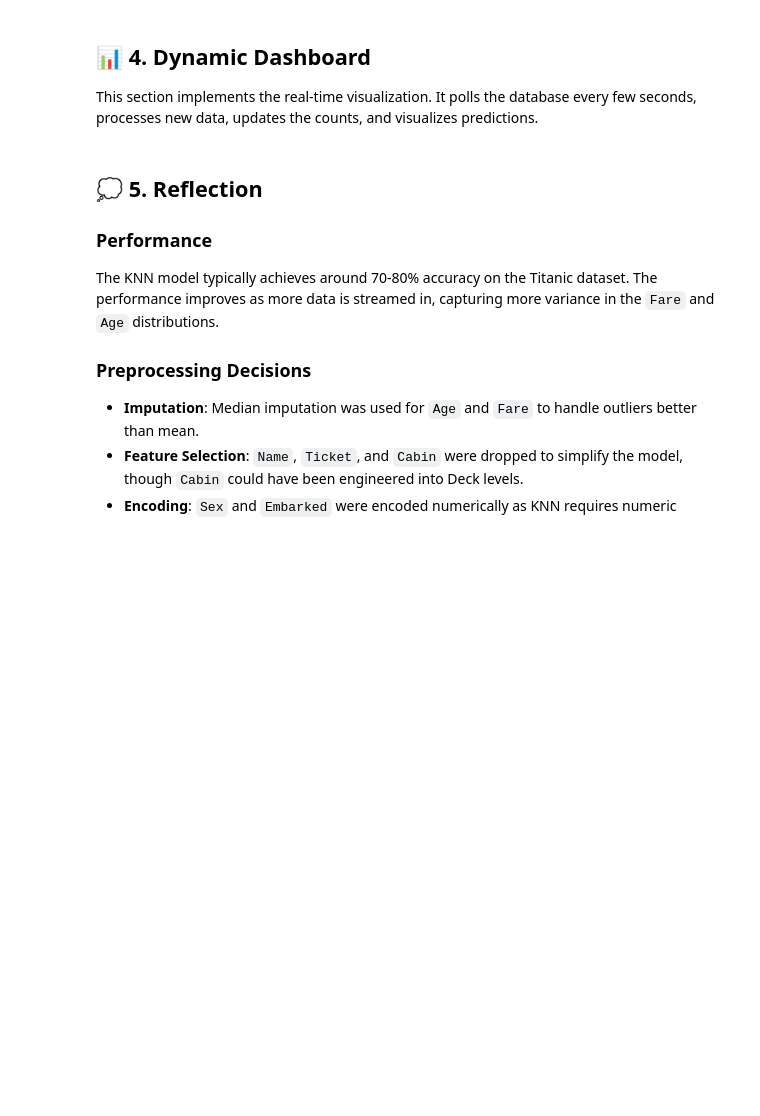
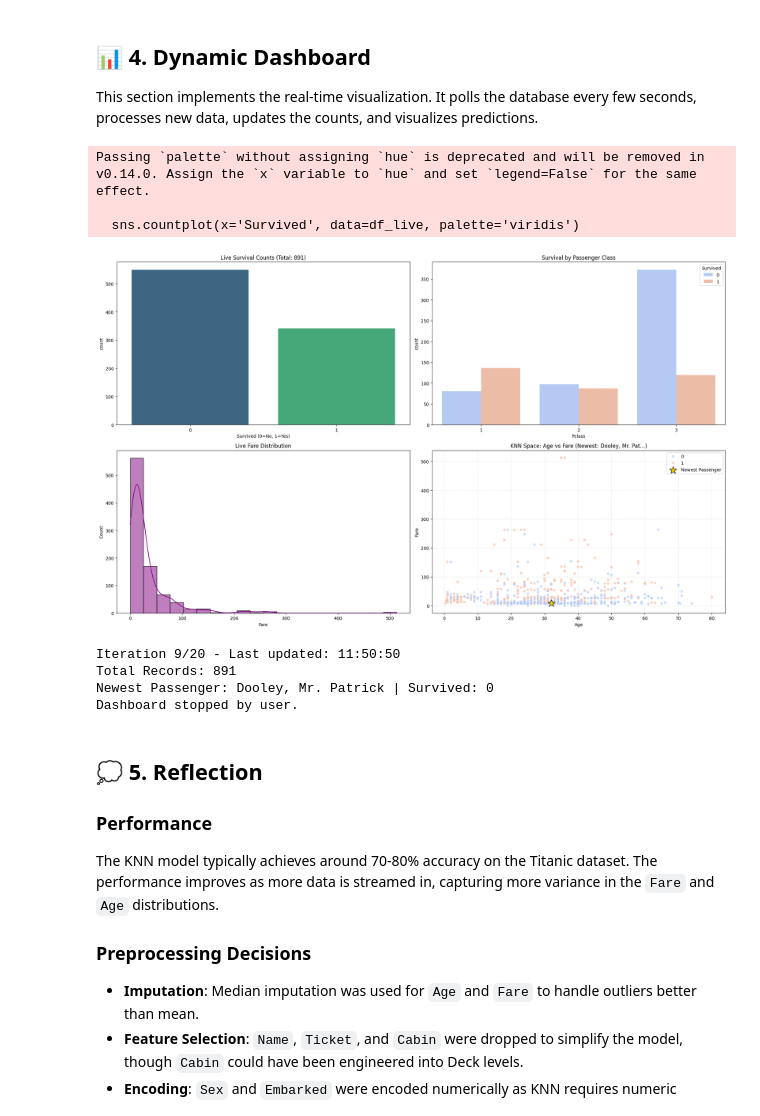
Before and after one commit to alicih4n/KNearestNeighbors_Workshop, a Jupyter notebook: KNN_Workshop_Solution.ipynb, the cells around one changed output. Cells and saved outputs as stored; diff of their text form; code cells hidden in the pictures; blank space fills up the shorter version.

Commit message:
Final submission including visual improvements, graphs, and PDF report.

```diff
--- a/KNN_Workshop_Solution.ipynb
+++ b/KNN_Workshop_Solution.ipynb
@@ -177,37 +198,61 @@ try:
         # 3. Retrain/Update Model (Optional, or just predict)
         # For this workshop, we'll retrain on all available data to show 'learning'
         knn.fit(X_live_processed, y_live)
 
         # 4. Visualization
         clear_output(wait=True)
-        plt.figure(figsize=(15, 5))
+        plt.figure(figsize=(20, 12)) # Larger figure for 4 plots
 
         # Plot 1: Survival Count
-        plt.subplot(1, 3, 1)
+        plt.subplot(2, 2, 1)
         sns.countplot(x='Survived', data=df_live, palette='viridis')
         plt.title(f'Live Survival Counts (Total: {len(df_live)})')
         plt.xlabel('Survived (0=No, 1=Yes)')
 
         # Plot 2: Class Distribution
-        plt.subplot(1, 3, 2)
+        plt.subplot(2, 2, 2)
         sns.countplot(x='Pclass', hue='Survived', data=df_live, palette='coolwarm')
         plt.title('Survival by Passenger Class')
 
         # Plot 3: Fare Distribution
-        plt.subplot(1, 3, 3)
+        plt.subplot(2, 2, 3)
         sns.histplot(df_live['Fare'], bins=20, kde=True, color='purple')
         plt.title('Live Fare Distribution')
+
+        # Plot 4: KNN Visualization (Age vs Fare) - The "Professor's Graph" Style
+        plt.subplot(2, 2, 4)
+        sns.scatterplot(x='Age', y='Fare', hue='Survived', data=df_live, palette='coolwarm', alpha=0.6)
+
+        # Highlight the most recent passenger (The "New Data Point")
+        latest_passenger = df_live.iloc[-1]
+        plt.scatter(latest_passenger['Age'], latest_passenger['Fare'],
+                   color='gold', s=300, marker='*', edgecolors='black',
+                   label='Newest Passenger')
+
+        plt.title(f"KNN Space: Age vs Fare (Newest: {latest_passenger['Name'][:15]}...)")
+        plt.legend()
+        plt.grid(True, linestyle='--', alpha=0.3)
 
         plt.tight_layout()
         plt.show()
 
         print(f"Iteration {i+1}/{MAX_ITERATIONS} - Last updated: {time.strftime('%H:%M:%S')}")
         print(f"Total Records: {len(df_live)}")
+        print(f"Newest Passenger: {latest_passenger['Name']} | Survived: {latest_passenger['Survived']}")
 
         time.sleep(UPDATE_INTERVAL)
 
 except KeyboardInterrupt:
     print("Dashboard stopped by user.")
+# %% [output]
+Passing `palette` without assigning `hue` is deprecated and will be removed in v0.14.0. Assign the `x` variable to `hue` and set `legend=False` for the same effect.
+
+  sns.countplot(x='Survived', data=df_live, palette='viridis')
+[figure, added]
+Iteration 9/20 - Last updated: 11:50:50
+Total Records: 891
+Newest Passenger: Dooley, Mr. Patrick | Survived: 0
+Dashboard stopped by user.
 # %% [markdown]
 ## 💭 5. Reflection
 
```
Also changed, not shown: parts of 4 cells of this notebook, 3 other files.
